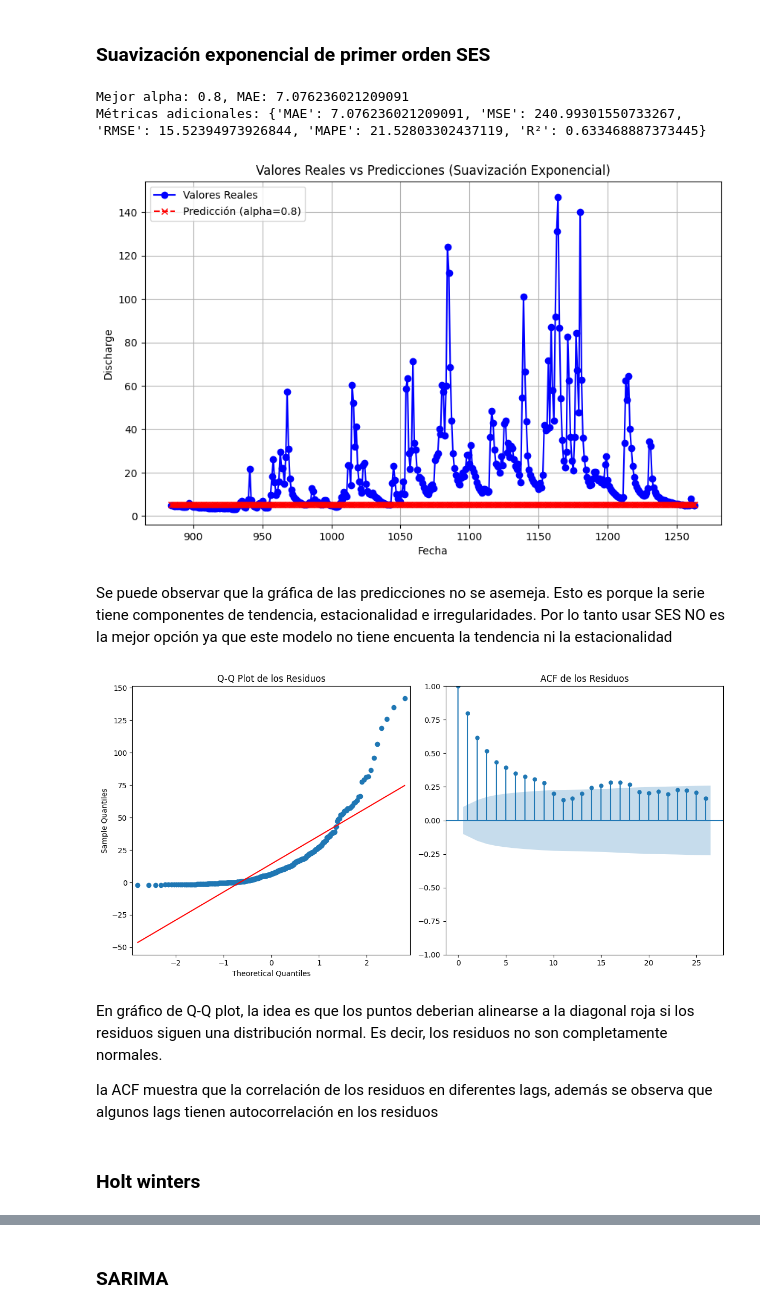
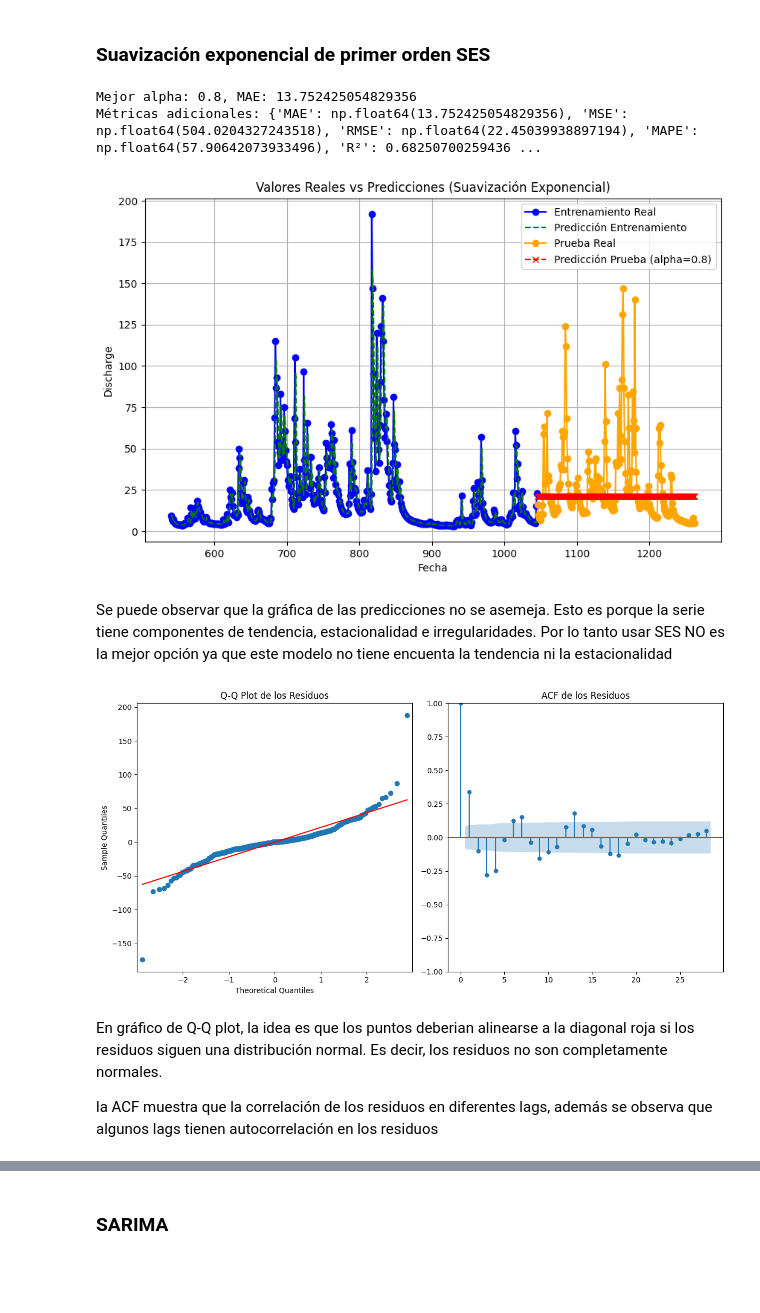
Before and after one commit to Jasonjeik/jbook_ST20240919, a Jupyter notebook: _sources/Modelos_comerciales.ipynb, the cells around one changed output, grey strips where cells are left out. Cells and saved outputs as stored; diff of their text form; code cells hidden in the pictures; blank space fills up the shorter version.

```diff
--- a/_sources/Modelos_comerciales.ipynb
+++ b/_sources/Modelos_comerciales.ipynb
@@ -13,9 +13,9 @@ Note: you may need to restart the kernel to use updated packages.
 import numpy as np
 # %%
 import pandas as pd
-
-df = pd.read_csv('river_aire_discharge_timeseries.csv', delimiter=',')#.sort_values('Date')
 df['Date'] = pd.to_datetime(df['Date'], format='%d/%m/%Y')
 print(df.head())
+df['discharge_armley_diff'] = df['discharge_armley'].diff(periods=180)
+df = df.dropna(subset=['discharge_armley_diff'])
 # %% [output]
         Date  SF_absolute_humidity  SF_relative_humidity  \
@@ -108,19 +88,17 @@ def firstsmoothstats(train_data, test_data):
     best_metrics = {}
 
     for alpha in alphas:
-        if 'discharge_armley' in train_data.columns:
-            train_series = train_data['discharge_armley']
+        if 'discharge_armley_diff' in train_data.columns:
+            train_series = train_data['discharge_armley_diff']
         else:
             raise KeyError("La columna 'discharge_armley' no se encontró en train_data.")
 
-        # Ajustar el modelo a los datos de entrenamiento
         ses_model = SimpleExpSmoothing(train_series).fit(smoothing_level=alpha, optimized=False)
 
-        # Hacer predicciones para comparar con los últimos valores del entrenamiento
-        y_pred = ses_model.fittedvalues[-step:]  # Comparar con el final de la serie de entrenamiento
+        y_pred = ses_model.fittedvalues[-step:]
 
-        # Calcular el error usando los valores reales correspondientes
-        if 'discharge_armley' in train_data.columns:
+
+        if 'discharge_armley_diff' in train_data.columns:
             y_true = train_series.tail(step)
             mae = mean_absolute_error(y_true, y_pred)
             mse = mean_squared_error(y_true, y_pred)
@@ -144,38 +122,41 @@ def firstsmoothstats(train_data, test_data):
 
     return best_alpha, best_mae, best_metrics
 
-# Llamar a la función para obtener el mejor resultado
+
 best_alpha, best_mae, best_metrics = firstsmoothstats(train_data, test_data)
 print(f"Mejor alpha: {best_alpha}, MAE: {best_mae}")
 print("Métricas adicionales:", best_metrics)
 # %% [output]
-Mejor alpha: 0.8, MAE: 7.076236021209091
-Métricas adicionales: {'MAE': 7.076236021209091, 'MSE': 240.99301550733267, 'RMSE': 15.52394973926844, 'MAPE': 21.52803302437119, 'R²': 0.633468887373445}
+Mejor alpha: 0.8, MAE: 13.752425054829356
+Métricas adicionales: {'MAE': np.float64(13.752425054829356), 'MSE': np.float64(504.0204327243518), 'RMSE': np.float64(22.45039938897194), 'MAPE': np.float64(57.90642073933496), 'R²': 0.68250700259436 ...
 # %%
 import matplotlib.pyplot as plt
+from statsmodels.tsa.holtwinters import SimpleExpSmoothing
 
-def plot_real_vs_pred_optimized(train_data, test_data, best_alpha):
-    # Crear el modelo con el mejor alpha encontrado
+def plot_real_vs_pred_full(train_data, test_data, best_alpha):
     ses_model = SimpleExpSmoothing(train_data).fit(smoothing_level=best_alpha, optimized=False)
 
-    # Realizar predicciones
-    y_pred = ses_model.forecast(len(test_data))
+    y_pred_train = ses_model.fittedvalues
+    y_pred_test = ses_model.forecast(len(test_data))
 
-    # Graficar los valores reales y las predicciones
     plt.figure(figsize=(10, 6))
-    plt.plot(test_data.index, test_data, label='Valores Reales', color='blue', marker='o', linestyle='-')
-    plt.plot(test_data.index, y_pred, label=f'Predicción (alpha={best_alpha})', color='red', linestyle='--', marker='x')
+
+    plt.plot(train_data.index, train_data, label='Entrenamiento Real', color='blue', marker='o', linestyle='-')
+    plt.plot(train_data.index, y_pred_train, label='Predicción Entrenamiento', color='green', linestyle='--')
+
+    plt.plot(test_data.index, test_data, label='Prueba Real', color='orange', marker='o', linestyle='-')
+    plt.plot(test_data.index, y_pred_test, label=f'Predicción Prueba (alpha={best_alpha})', color='red', linestyle='--', marker='x')
+
     plt.xlabel('Fecha')
     plt.ylabel('Discharge')
     plt.title('Valores Reales vs Predicciones (Suavización Exponencial)')
     plt.legend()
     plt.grid(True)
     plt.show()
 
-# Usar la función para graficar con el alpha que has encontrado
-plot_real_vs_pred_optimized(train_data['discharge_armley'], test_data['discharge_armley'], best_alpha)
+plot_real_vs_pred_full(train_data['discharge_armley'], test_data['discharge_armley'], best_alpha)
 # %% [output]
-[figure, old version]
+[figure, new version]
 # %% [markdown]
 Se puede observar que la gráfica de las predicciones no se asemeja. Esto es porque la serie tiene componentes de tendencia, estacionalidad e irregularidades. Por lo tanto usar SES NO es la mejor opción ya que este modelo no tiene encuenta la tendencia ni la estacionalidad
 # %%
@@ -185,26 +166,21 @@ from statsmodels.graphics.tsaplots import plot_acf
 import matplotlib.pyplot as plt
 import numpy as np
 
-# Alpha ya definido
 alpha = 0.5  # Usa el mejor valor de alpha obtenido previamente
-train_series = train_data['discharge_armley']
-test_series_length = len(test_data)  # Longitud del conjunto de prueba
+train_series = train_data['discharge_armley_diff']
 
-# Ajustar el modelo de SES en los datos de entrenamiento
 ses_model = SimpleExpSmoothing(train_series).fit(smoothing_level=alpha, optimized=False)
 
-# Realizar las predicciones solo para el conjunto de prueba
-y_pred = ses_model.forecast(steps=test_series_length)
+y_pred = ses_model.fittedvalues
 
-# Cálculo de los residuos usando los valores de prueba reales y predichos
-best_residuals = test_data['discharge_armley'] - y_pred
+best_residuals = train_series - y_pred
 
-# Graficar el Q-Q Plot y ACF de los residuos
 plt.figure(figsize=(12, 6))
 
 plt.subplot(1, 2, 1)
 qqplot(best_residuals, line='s', ax=plt.gca())
 plt.title('Q-Q Plot de los Residuos')
+
 
 plt.subplot(1, 2, 2)
 plot_acf(best_residuals, ax=plt.gca())
@@ -213,10 +189,8 @@ plt.title('ACF de los Residuos')
 plt.tight_layout()
 plt.show()
 # %% [output]
-[figure, old version]
+[figure, new version]
 # %% [markdown]
 En gráfico de Q-Q plot, la idea es que los puntos deberian alinearse a la diagonal roja si los residuos siguen una distribución normal. Es decir, los residuos no son completamente normales.
 
 la ACF muestra que la correlación de los residuos en diferentes lags, además se observa que algunos lags tienen autocorrelación en los residuos
-# %% [markdown]
-### Holt winters
```
Also changed, not shown: parts of 32 cells of this notebook, 50 other files.
